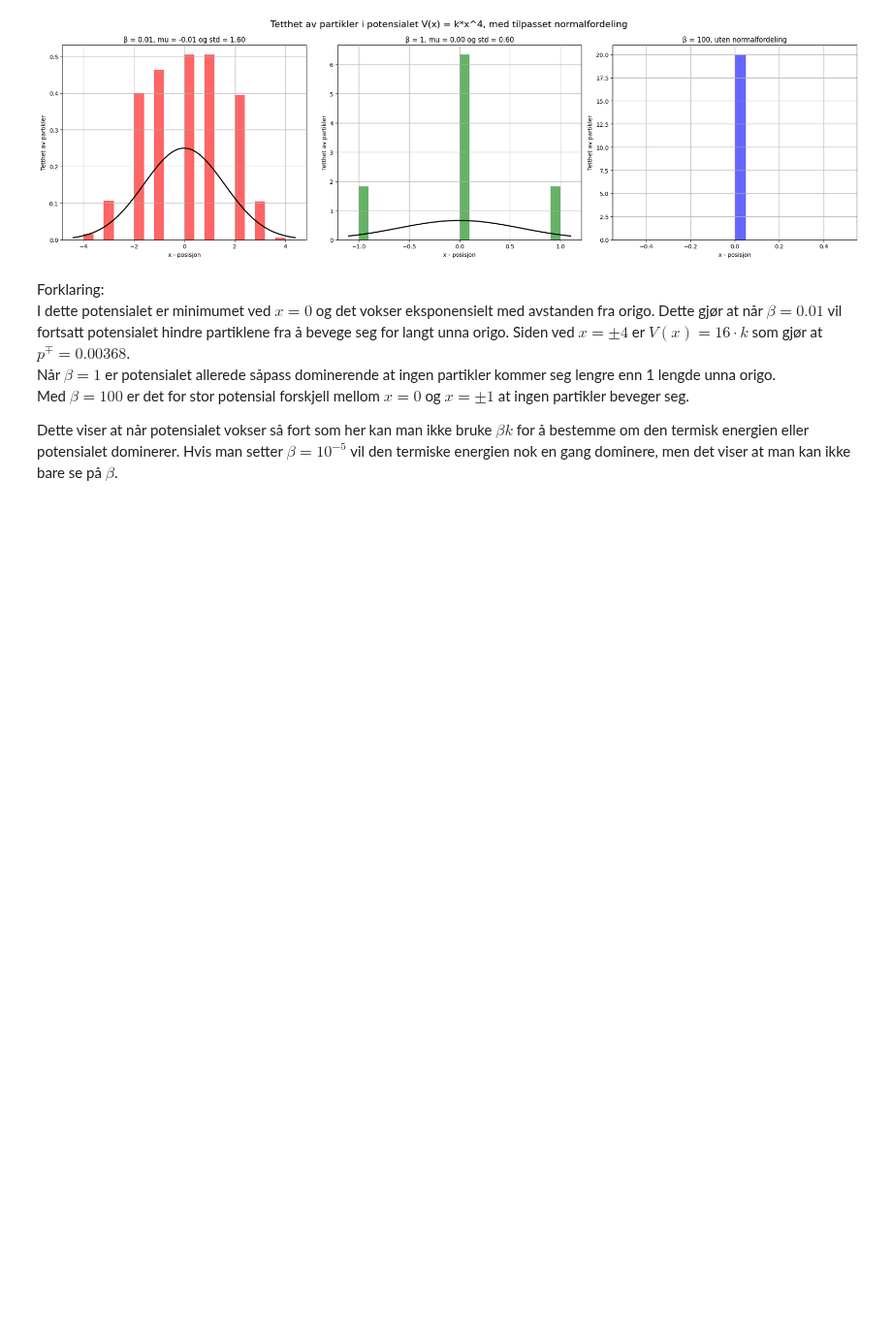
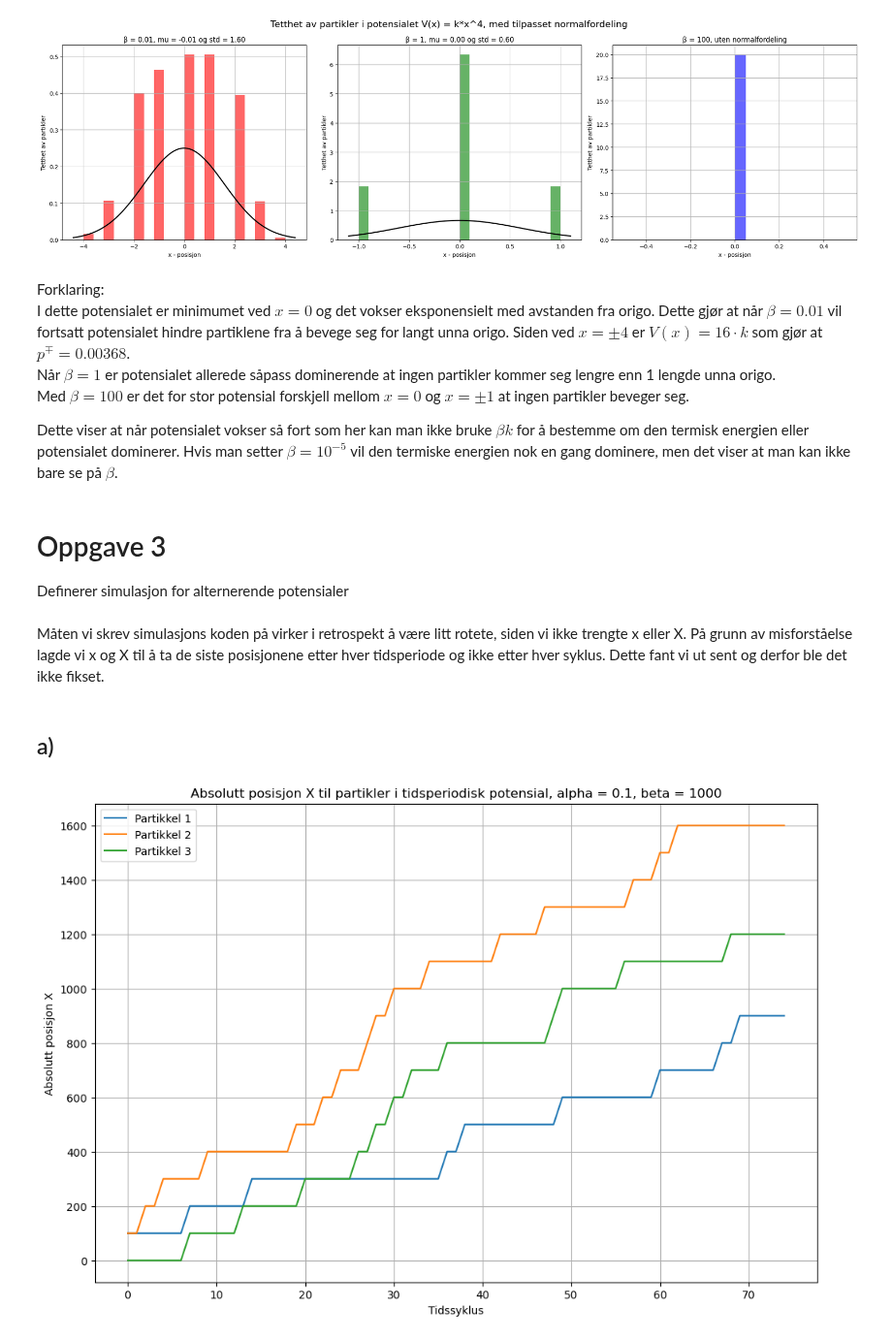
Before and after one commit to marieke-vaske/VitBer-BioFys, a Jupyter notebook: Prosjekt - main.ipynb, the cells around one changed output. Shown at 97% size. Drawn from its saved outputs; the diff is of its cells as text; code cells hidden in the pictures; blank space fills up the shorter version.

Commit message:
Oppgave 3 kopiert til main. 3a-c kjørt med riktige verdier!

```diff
--- a/Prosjekt - main.ipynb
+++ b/Prosjekt - main.ipynb
@@ -267,3 +269,6 @@ Når $\beta = 1$ er potensialet allerede såpass dominerende at ingen partikler
 Med $\beta = 100$ er det for stor potensial forskjell mellom $x = 0$ og $x = \pm 1$ at ingen partikler beveger seg.
 
 Dette viser at når potensialet vokser så fort som her kan man ikke bruke $\beta k$ for å bestemme om den termisk energien eller potensialet dominerer. Hvis man setter $\beta = 10^{-5}$ vil den termiske energien nok en gang dominere, men det viser at man kan ikke bare se på $\beta$.
+# %% [markdown]
+# Oppgave 3
+Definerer simulasjon for alternerende potensialer
@@ -269,0 +390,28 @@ Dette viser at når potensialet vokser så fort som her kan man ikke bruke $\bet
+# %% [markdown]
+Måten vi skrev simulasjons koden på virker i retrospekt å være litt rotete, siden vi ikke trengte x eller X. På grunn av misforståelse lagde vi x og X til å ta de siste posisjonene etter hver tidsperiode og ikke etter hver syklus. Dette fant vi ut sent og derfor ble det ikke fikset.
+# %% [markdown]
+## a)
+# %%
+timeCycle = 75          # 75 tidssykluser med 2 Tp i hver syklus
+number_of_particles = 3 # Antall partikler
+alpha = 0.1             # Parameter for sagtann potensialet
+T_p = 200               # Antall tidssteg per tidssyklus
+N_x = 100               # Lengden av perioden til potensialet
+h = 1                   # Lengden av stegene
+delta_t = 1             # Lengden av tidsstegene
+beta = 1000             # Beta parameteren for at potensialet skal dominere sannsynlighetstettetene
+
+x_start =  np.zeros(number_of_particles) # Array med alle partikklene i posisjon x=0, iterer gjennom partikler og tidssteg
+
+# Kjører simuleringen og plotter bevegelsesstrømmen
+x1, X1, X_cycle1, J1, J_avg1 = sim2(T_p, N_x, x_start, alpha)
+for i in range(number_of_particles):
+    plt.plot(X_cycle1[:, i], label=f"Partikkel {i+1}")
+plt.title("Absolutt posisjon X til partikler i tidsperiodisk potensial, alpha = 0.1, beta = 1000")
+plt.grid()
+plt.xlabel("Tidssyklus")
+plt.ylabel("Absolutt posisjon X")
+plt.legend()
+plt.show()
+# %% [output]
+[figure, added]
```
Also changed, not shown: parts of 26 cells of this notebook, 1 other file.
